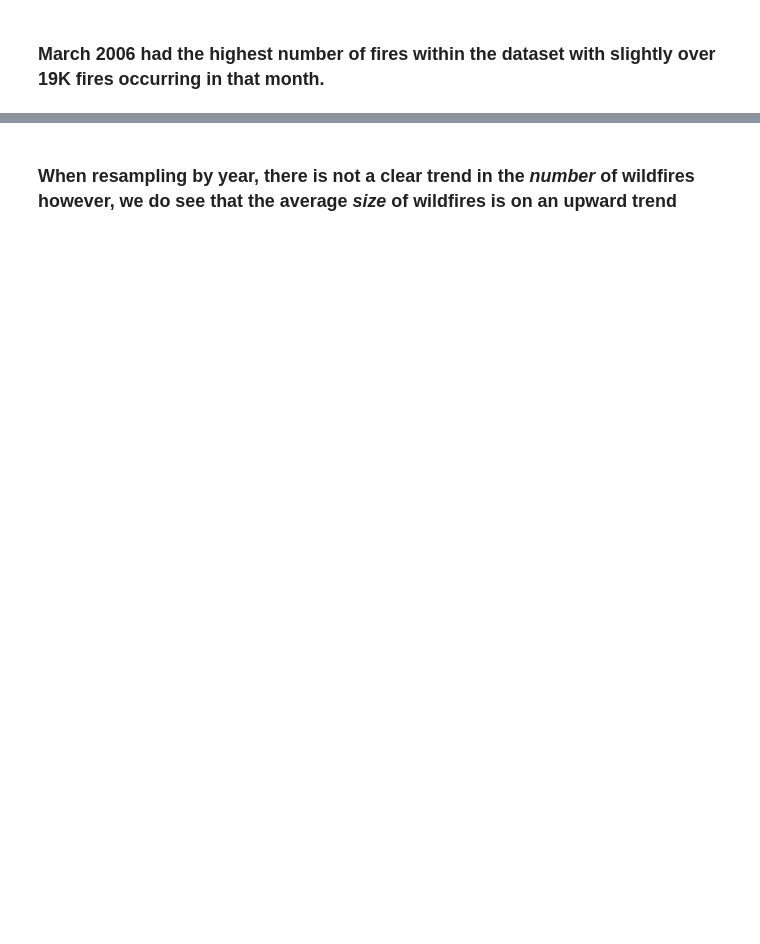
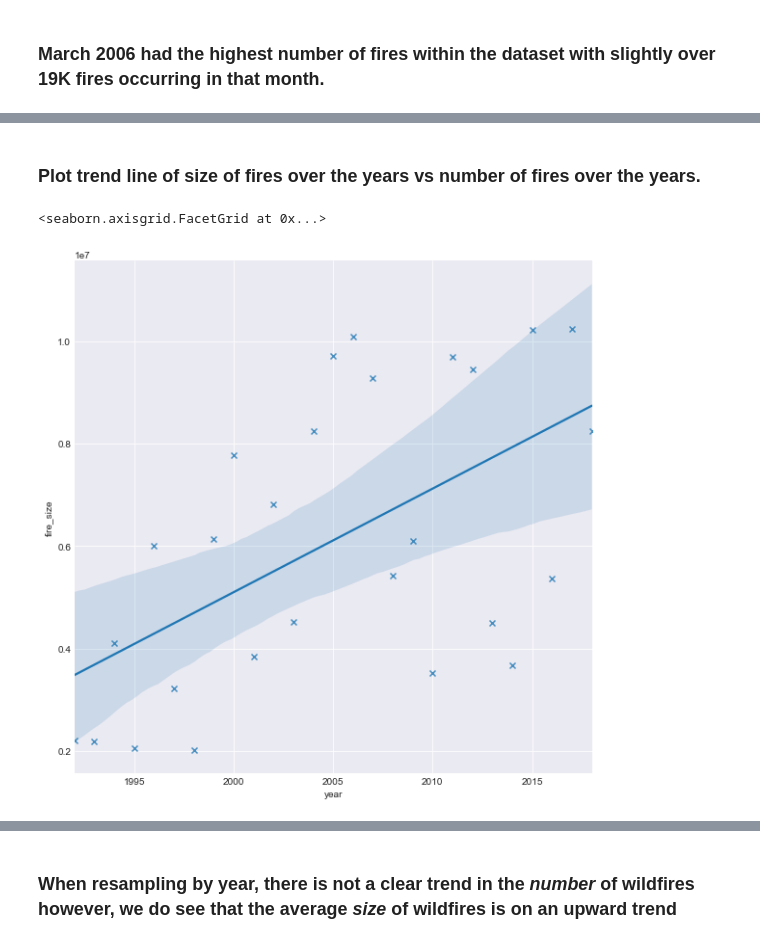
Before and after one commit to Dames-Researching-Flames/Sound-the-Alarm, a Jupyter notebook: Individual Works/lori_explore.ipynb, the cells around one changed output, grey strips where cells are left out. Drawn from its saved outputs; the diff is of its cells as text; code cells hidden in the pictures; blank space fills up the shorter version.

```diff
--- a/Individual Works/lori_explore.ipynb
+++ b/Individual Works/lori_explore.ipynb
@@ -149,0 +313,2 @@ df.resample('Y').fire_size.mean().plot()
+# %% [markdown]
+### Plot trend line of size of fires over the years vs number of fires over the years.
@@ -149,0 +322,9 @@ df.resample('Y').fire_size.mean().plot()
+# %%
+# create dataframe of total sum of fire_size by year
+yearly_mean_fire_size = df.groupby('year').fire_size.sum().reset_index()
+# %%
+# plot trend of fire size by year
+sns.lmplot(x='year', y='fire_size', data=yearly_mean_fire_size, height=8, markers='x', seed=321, robust=True)
+# %% [output]
+<seaborn.axisgrid.FacetGrid at 0x...>
+[figure, added]
```
Also changed, not shown: parts of 86 cells of this notebook.
